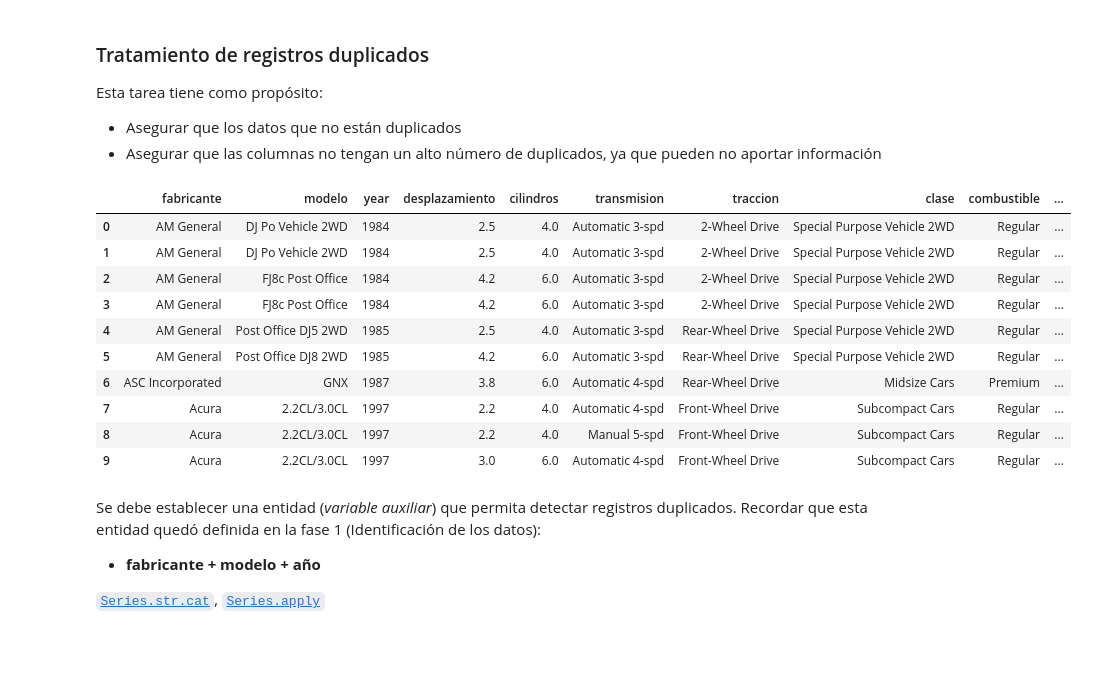
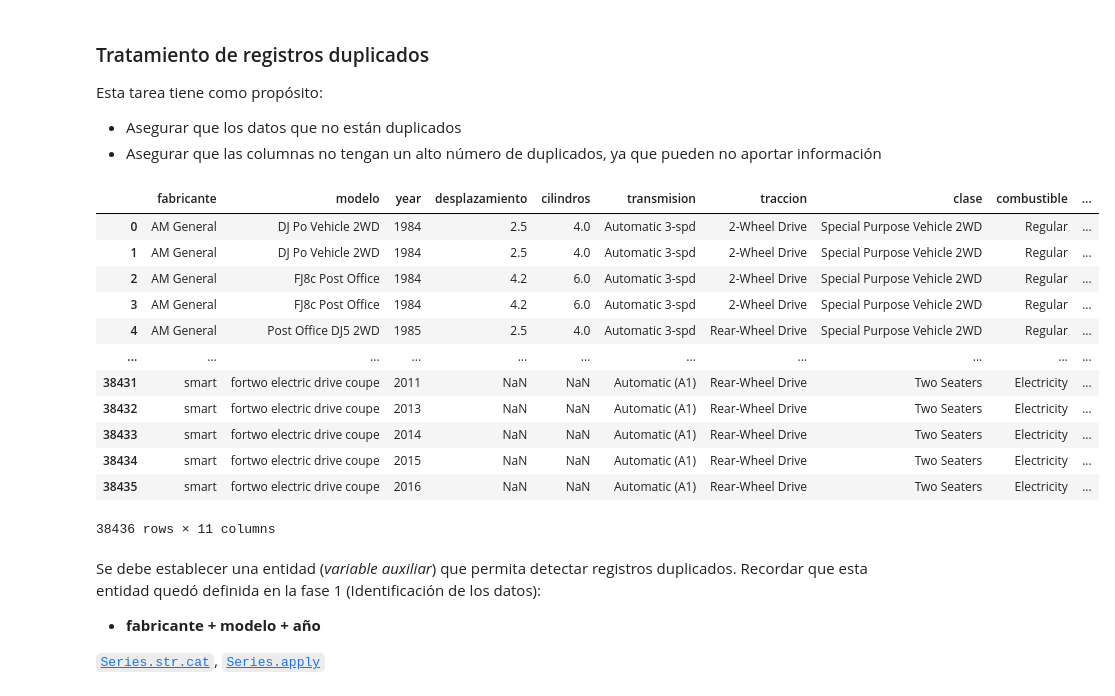
Before and after one commit to ahar0n/python-notebooks, a Jupyter notebook: 07 EDA con Python/0704 EDA 02 - Diagnostico de calidad.ipynb, the cells around one changed output. Cells and saved outputs as stored; diff of their text form; code cells hidden in the pictures; blank space fills up the shorter version.

```diff
--- a/07 EDA con Python/0704 EDA 02 - Diagnostico de calidad.ipynb
+++ b/07 EDA con Python/0704 EDA 02 - Diagnostico de calidad.ipynb
@@ -19,20 +19,22 @@ Esta tarea tiene como propósito:
 # %%
 import pandas as pd
 
 vehiculos = pd.read_csv("./out/vehiculos-1-procesado_inicial.csv")
-vehiculos.head(10)
+vehiculos
 # %% [output]
 |  | fabricante | modelo | year | desplazamiento | cilindros | transmision | traccion | clase | combustible | ... |
 | 0 | AM General | DJ Po Vehicle 2WD | 1984 | 2.5 | 4.0 | Automatic 3-spd | 2-Wheel Drive | Special Purpose Vehicle 2WD | Regular | ... |
 | 1 | AM General | DJ Po Vehicle 2WD | 1984 | 2.5 | 4.0 | Automatic 3-spd | 2-Wheel Drive | Special Purpose Vehicle 2WD | Regular | ... |
 | 2 | AM General | FJ8c Post Office | 1984 | 4.2 | 6.0 | Automatic 3-spd | 2-Wheel Drive | Special Purpose Vehicle 2WD | Regular | ... |
 | 3 | AM General | FJ8c Post Office | 1984 | 4.2 | 6.0 | Automatic 3-spd | 2-Wheel Drive | Special Purpose Vehicle 2WD | Regular | ... |
 | 4 | AM General | Post Office DJ5 2WD | 1985 | 2.5 | 4.0 | Automatic 3-spd | Rear-Wheel Drive | Special Purpose Vehicle 2WD | Regular | ... |
-| 5 | AM General | Post Office DJ8 2WD | 1985 | 4.2 | 6.0 | Automatic 3-spd | Rear-Wheel Drive | Special Purpose Vehicle 2WD | Regular | ... |
-| 6 | ASC Incorporated | GNX | 1987 | 3.8 | 6.0 | Automatic 4-spd | Rear-Wheel Drive | Midsize Cars | Premium | ... |
-| 7 | Acura | 2.2CL/3.0CL | 1997 | 2.2 | 4.0 | Automatic 4-spd | Front-Wheel Drive | Subcompact Cars | Regular | ... |
-| 8 | Acura | 2.2CL/3.0CL | 1997 | 2.2 | 4.0 | Manual 5-spd | Front-Wheel Drive | Subcompact Cars | Regular | ... |
-| 9 | Acura | 2.2CL/3.0CL | 1997 | 3.0 | 6.0 | Automatic 4-spd | Front-Wheel Drive | Subcompact Cars | Regular | ... |
+| ... | ... | ... | ... | ... | ... | ... | ... | ... | ... | ... |
+| 38431 | smart | fortwo electric drive coupe | 2011 | NaN | NaN | Automatic (A1) | Rear-Wheel Drive | Two Seaters | Electricity | ... |
+| 38432 | smart | fortwo electric drive coupe | 2013 | NaN | NaN | Automatic (A1) | Rear-Wheel Drive | Two Seaters | Electricity | ... |
+| 38433 | smart | fortwo electric drive coupe | 2014 | NaN | NaN | Automatic (A1) | Rear-Wheel Drive | Two Seaters | Electricity | ... |
+| 38434 | smart | fortwo electric drive coupe | 2015 | NaN | NaN | Automatic (A1) | Rear-Wheel Drive | Two Seaters | Electricity | ... |
+| 38435 | smart | fortwo electric drive coupe | 2016 | NaN | NaN | Automatic (A1) | Rear-Wheel Drive | Two Seaters | Electricity | ... |
+38436 rows × 11 columns
 # %% [markdown]
 Se debe establecer una entidad (_variable auxiliar_) que permita detectar registros duplicados. Recordar que esta entidad quedó definida en la fase 1 (Identificación de los datos):
 - __fabricante + modelo + año__
```
Also changed, not shown: parts of 12 cells of this notebook, 2 other files.
